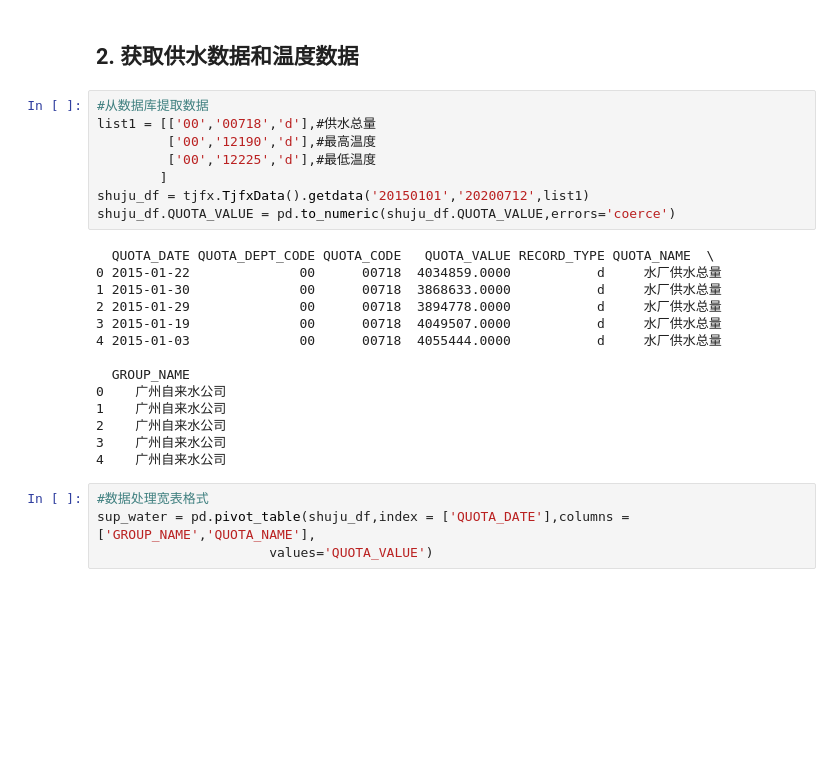
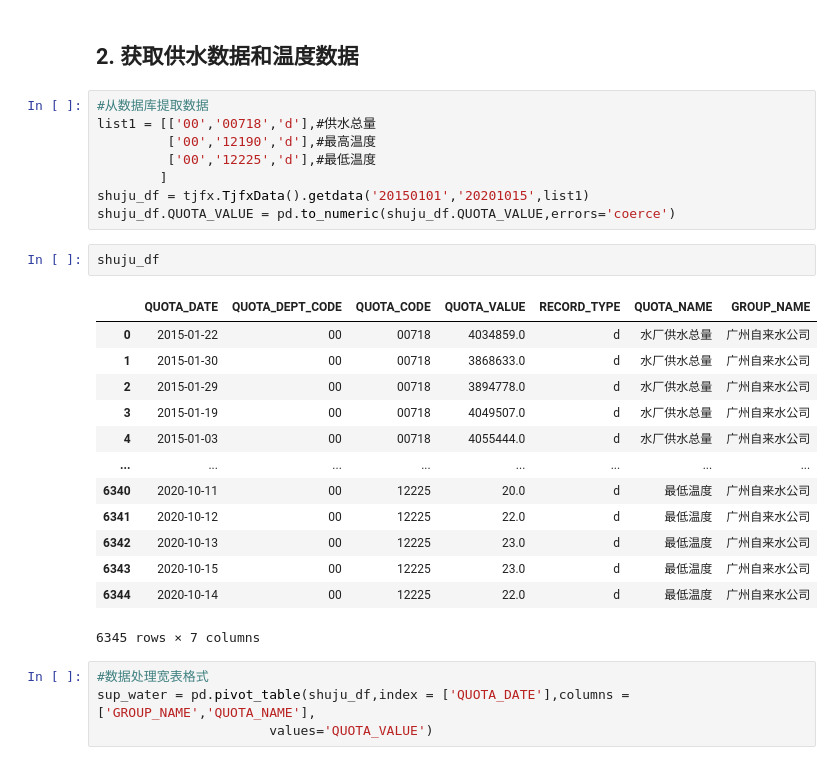
Before and after one commit to jayaston/mypyworks, a Jupyter notebook: 数据挖掘/fbprophet.ipynb, the cells around one changed output. Cells and saved outputs as stored; diff of their text form; blank space fills up the shorter version.

```diff
--- a/fbprophet预测供水总量模型.ipynb
+++ b/数据挖掘/fbprophet.ipynb
@@ -39,22 +39,24 @@ list1 = [['00','00718','d'],#供水总量
          ['00','12190','d'],#最高温度
          ['00','12225','d'],#最低温度
         ]
-shuju_df = tjfx.TjfxData().getdata('20150101','20200712',list1)
+shuju_df = tjfx.TjfxData().getdata('20150101','20201015',list1)
 shuju_df.QUOTA_VALUE = pd.to_numeric(shuju_df.QUOTA_VALUE,errors='coerce')
-# %% [output]
-  QUOTA_DATE QUOTA_DEPT_CODE QUOTA_CODE   QUOTA_VALUE RECORD_TYPE QUOTA_NAME  \
-0 2015-01-22              00      00718  4034859.0000           d     水厂供水总量
-1 2015-01-30              00      00718  3868633.0000           d     水厂供水总量
-2 2015-01-29              00      00718  3894778.0000           d     水厂供水总量
-3 2015-01-19              00      00718  4049507.0000           d     水厂供水总量
-4 2015-01-03              00      00718  4055444.0000           d     水厂供水总量
-
-  GROUP_NAME
-0    广州自来水公司
-1    广州自来水公司
-2    广州自来水公司
-3    广州自来水公司
-4    广州自来水公司
+# %%
+shuju_df
+# %% [output]
+|  | QUOTA_DATE | QUOTA_DEPT_CODE | QUOTA_CODE | QUOTA_VALUE | RECORD_TYPE | QUOTA_NAME | GROUP_NAME |
+| 0 | 2015-01-22 | 00 | 00718 | 4034859.0 | d | 水厂供水总量 | 广州自来水公司 |
+| 1 | 2015-01-30 | 00 | 00718 | 3868633.0 | d | 水厂供水总量 | 广州自来水公司 |
+| 2 | 2015-01-29 | 00 | 00718 | 3894778.0 | d | 水厂供水总量 | 广州自来水公司 |
+| 3 | 2015-01-19 | 00 | 00718 | 4049507.0 | d | 水厂供水总量 | 广州自来水公司 |
+| 4 | 2015-01-03 | 00 | 00718 | 4055444.0 | d | 水厂供水总量 | 广州自来水公司 |
+| ... | ... | ... | ... | ... | ... | ... | ... |
+| 6340 | 2020-10-11 | 00 | 12225 | 20.0 | d | 最低温度 | 广州自来水公司 |
+| 6341 | 2020-10-12 | 00 | 12225 | 22.0 | d | 最低温度 | 广州自来水公司 |
+| 6342 | 2020-10-13 | 00 | 12225 | 23.0 | d | 最低温度 | 广州自来水公司 |
+| 6343 | 2020-10-15 | 00 | 12225 | 23.0 | d | 最低温度 | 广州自来水公司 |
+| 6344 | 2020-10-14 | 00 | 12225 | 22.0 | d | 最低温度 | 广州自来水公司 |
+6345 rows × 7 columns
 # %%
 #数据处理宽表格式
 sup_water = pd.pivot_table(shuju_df,index = ['QUOTA_DATE'],columns = ['GROUP_NAME','QUOTA_NAME'],
```
Also changed, not shown: parts of 2 cells of this notebook, 16 other files.
